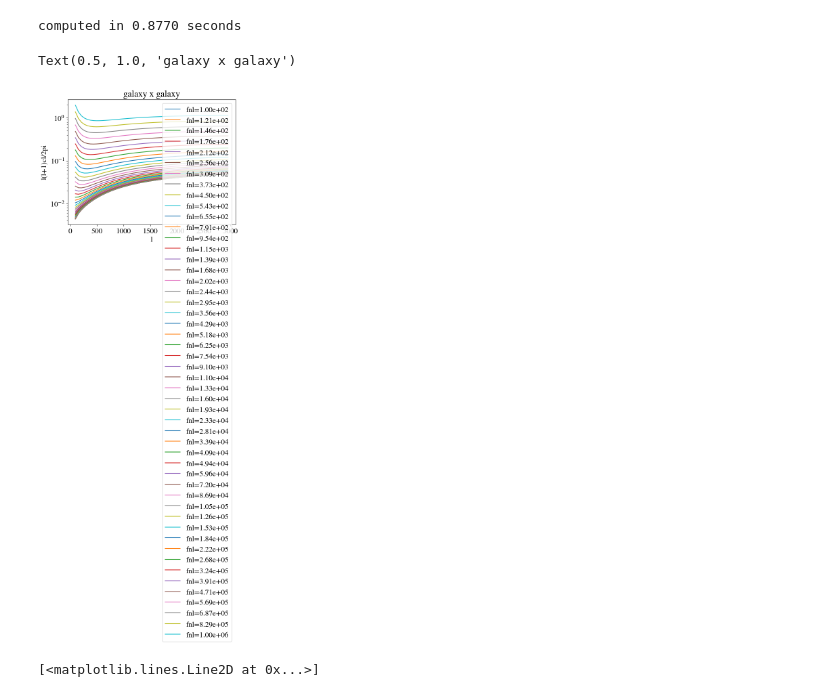
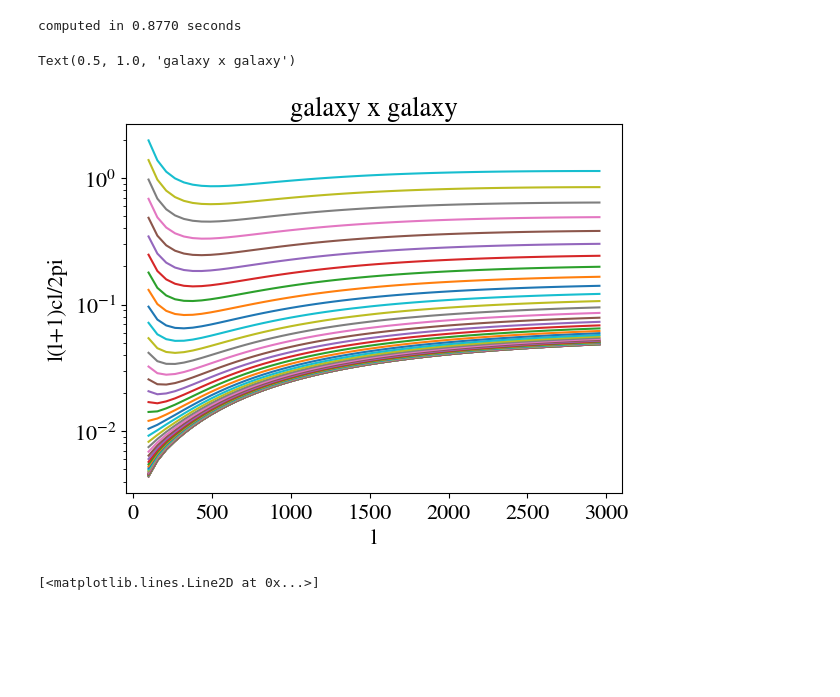
Before and after one commit to CLASS-SZ/class_sz, a Jupyter notebook: notebooks/PNG_bias.ipynb, the cells around one changed output. Cells and saved outputs as stored; diff of their text form; code cells hidden in the pictures; blank space fills up the shorter version.

```diff
--- a/notebooks/PNG_bias.ipynb
+++ b/notebooks/PNG_bias.ipynb
@@ -121,14 +121,14 @@ computed in 0.8770 seconds
 # %%
 for (i,fnl) in enumerate(fnl_ar):
     plt.plot(M.cl_gg()['ell'],cls_gg[i]['hf'],label="fnl=%.2e"%fnl)
-plt.legend()
+# plt.legend(fontsize=9)
 plt.yscale('log')
 plt.ylabel('l(l+1)cl/2pi')
 plt.xlabel('l')
 plt.title('galaxy x galaxy')
 # %% [output]
 Text(0.5, 1.0, 'galaxy x galaxy')
-[figure, old version]
+[figure, new version]
 # %%
 get_scale_dependent_bias_at_z_and_k = np.vectorize(M.get_scale_dependent_bias_at_z_and_k)
 # %%
```
